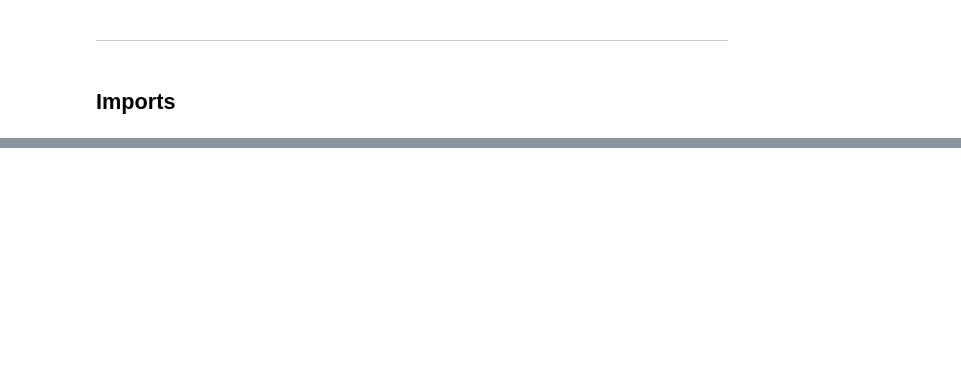
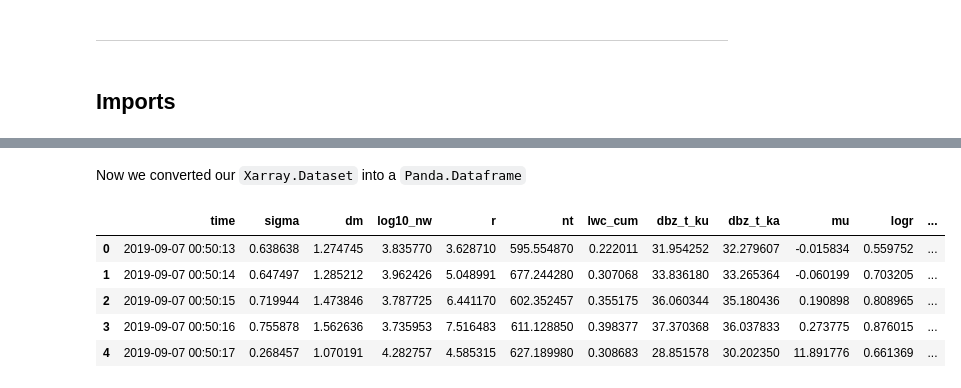
Before and after one commit to aladinor/Ladino_et_al_2025_DNN_PSD_retrieval, a Jupyter notebook: notebooks/K-means-psd.ipynb, the cells around one changed output, grey strips where cells are left out. Drawn from its saved outputs; the diff is of its cells as text; code cells hidden in the pictures; blank space fills up the shorter version.

```diff
--- a/notebooks/K-means-psd.ipynb
+++ b/notebooks/K-means-psd.ipynb
@@ -50,0 +61,2 @@ dt_camp2ex = datatree.open_datatree(path_data, engine='zarr', consolidated=True)
+# %%
+cols = ['sigma', 'dm', 'log10_nw', 'r', 'nt', 'lwc_cum', 'dbz_t_ku', 'dbz_t_ka', 'mu']
@@ -50,0 +65,2 @@ dt_camp2ex = datatree.open_datatree(path_data, engine='zarr', consolidated=True)
+# %%
+ds = xr.concat([dt_camp2ex['Lear'].ds[cols], dt_camp2ex['P3B'].ds[cols]], dim='time')
@@ -50,0 +94,12 @@ dt_camp2ex = datatree.open_datatree(path_data, engine='zarr', consolidated=True)
+# %% [markdown]
+Now we converted our `Xarray.Dataset` into a `Panda.Dataframe`
+# %%
+df = ds.to_dataframe().reset_index()
+display(df.head(5))
+# %% [output]
+|  | time | sigma | dm | log10_nw | r | nt | lwc_cum | dbz_t_ku | dbz_t_ka | mu | logr | ... |
+| 0 | 2019-09-07 00:50:13 | 0.638638 | 1.274745 | 3.835770 | 3.628710 | 595.554870 | 0.222011 | 31.954252 | 32.279607 | -0.015834 | 0.559752 | ... |
+| 1 | 2019-09-07 00:50:14 | 0.647497 | 1.285212 | 3.962426 | 5.048991 | 677.244280 | 0.307068 | 33.836180 | 33.265364 | -0.060199 | 0.703205 | ... |
+| 2 | 2019-09-07 00:50:15 | 0.719944 | 1.473846 | 3.787725 | 6.441170 | 602.352457 | 0.355175 | 36.060344 | 35.180436 | 0.190898 | 0.808965 | ... |
+| 3 | 2019-09-07 00:50:16 | 0.755878 | 1.562636 | 3.735953 | 7.516483 | 611.128850 | 0.398377 | 37.370368 | 36.037833 | 0.273775 | 0.876015 | ... |
+| 4 | 2019-09-07 00:50:17 | 0.268457 | 1.070191 | 4.282757 | 4.585315 | 627.189980 | 0.308683 | 28.851578 | 30.202350 | 11.891776 | 0.661369 | ... |
```
Also changed, not shown: parts of 28 cells of this notebook, 1 other file.
